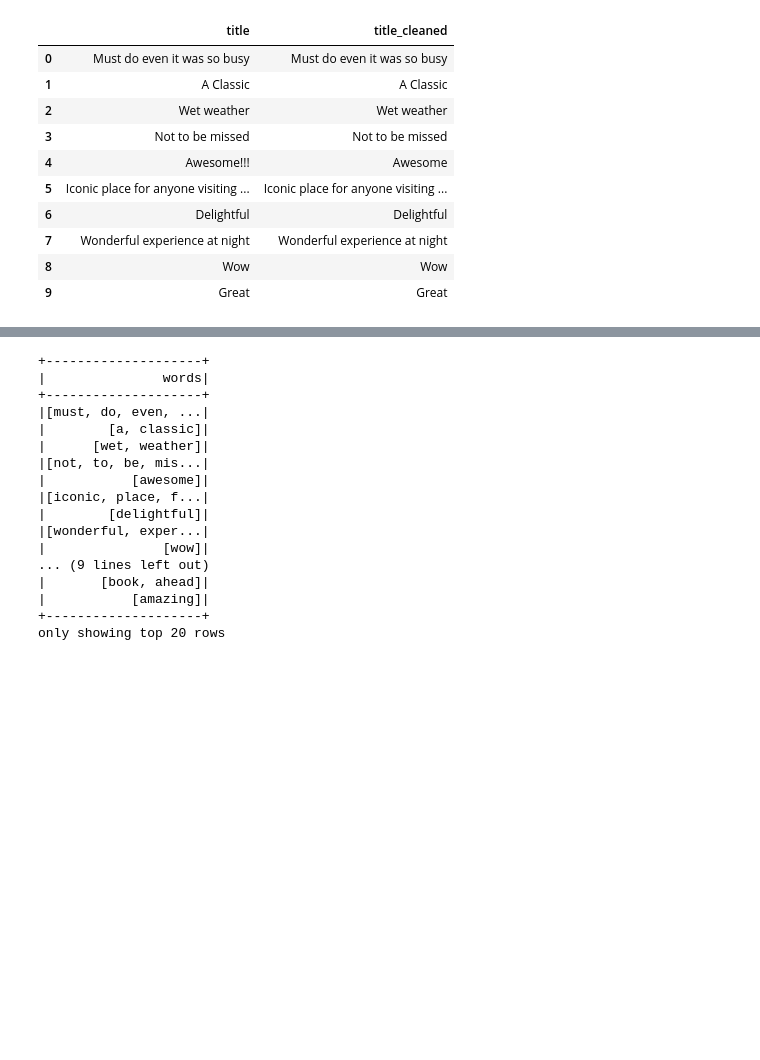
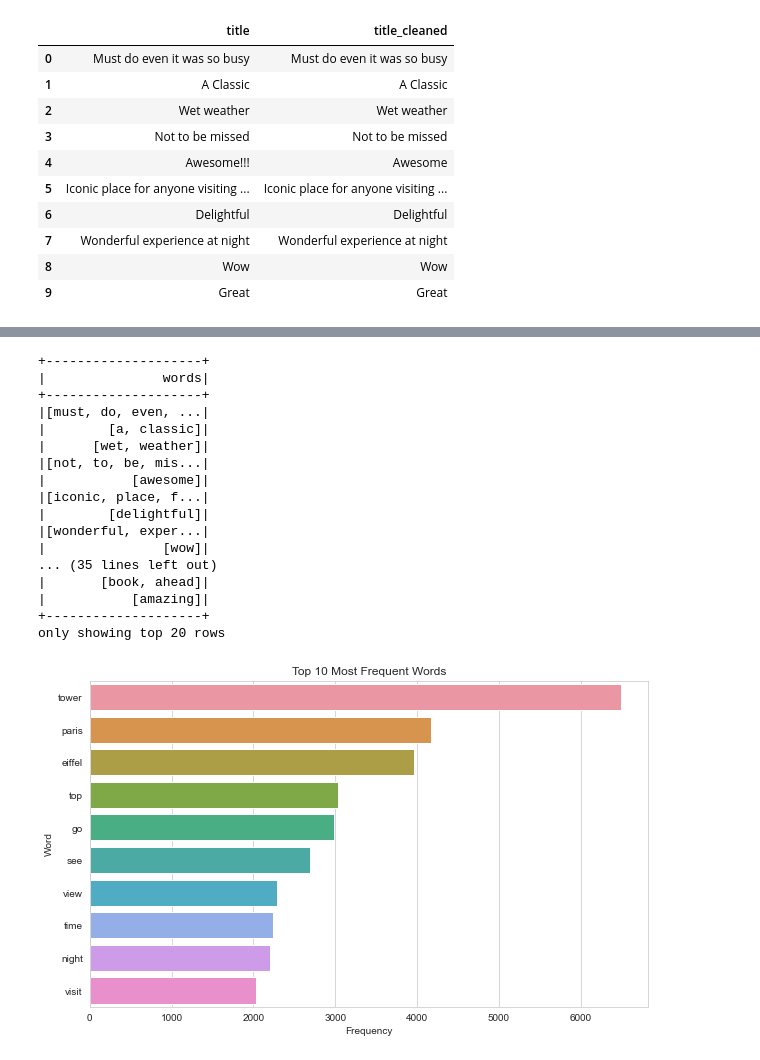
Before and after one commit to thomz2/big-data-spark, a Jupyter notebook: analysis/eiffel_tower/most_frequent_words.ipynb, the cells around one changed output, grey strips where cells are left out. Saved outputs shown, nothing was run; the diff lists cells and outputs as text; code cells hidden in the pictures; blank space fills up the shorter version.

Commit message:
most frequent words of eiffel tower on review dataset

```diff
--- a/solucoes/torre_eifel/palavras_mais_utilizadas.ipynb
+++ b/analysis/eiffel_tower/most_frequent_words.ipynb
@@ -100,11 +108,19 @@ def get_words(df, input_col, output_col):
 def remove_stop_words(df, input_col, output_col):
     return StopWordsRemover(inputCol=input_col, outputCol=output_col).transform(df).select(output_col)
 
-text_words = get_words(texts, "text_cleaned", "words")
-title_words = get_words(titles, "title_cleaned", "words")
+def count_words(df):
+    return df.groupBy("word").agg(count("word").alias("count")).orderBy("count", ascending=False)
+
+
+not_filtered_text_words = get_words(texts, "text_cleaned", "words")
+filtered_text_words = remove_stop_words(not_filtered_text_words, "words", "filtered_words")
+
+not_filtered_title_words = get_words(titles, "title_cleaned", "words")
+filtered_title_words = remove_stop_words(not_filtered_title_words, "words", "filtered_words")
 
 # Exemplo
-title_words.show()
+not_filtered_title_words.show()
+filtered_title_words.show()
 # %% [output]
 +--------------------+
 |               words|
@@ -118,8 +134,41 @@ title_words.show()
 |        [delightful]|
 |[wonderful, exper...|
 |               [wow]|
-... (9 lines left out)
+... (35 lines left out)
 |       [book, ahead]|
 |           [amazing]|
 +--------------------+
 only showing top 20 rows
+# %%
+def explode_words(df, input_col):
+    return df.select(explode(col(input_col)).alias("word")).filter(col("word") != "")
+
+def count_words(df):
+    return df.groupBy("word").agg(count("word").alias("count")).orderBy("count", ascending=False)
+
+exploded_text_words = explode_words(filtered_text_words, "filtered_words")
+text_word_counts = count_words(exploded_text_words)
+
+exploded_title_words = explode_words(filtered_title_words, "filtered_words")
+title_word_counts = count_words(exploded_title_words)
+
+combined_word_counts = text_word_counts.union(title_word_counts)
+final_word_counts = combined_word_counts.groupBy("word").agg(spark_sum("count").alias("total_count")).orderBy("total_count", ascending=False)
+
+final_df = show_pandas_df(final_word_counts, 10)
+
+spark.stop()
+# %%
+sns.set_style("whitegrid")
+sns.set_palette("viridis")
+
+plt.figure(figsize=(10, 6))
+sns.barplot(x="total_count", y="word", data=final_df)
+
+plt.title("Top 10 Most Frequent Words")
+plt.xlabel("Frequency")
+plt.ylabel("Word")
+
+plt.show()
+# %% [output]
+[figure, added]
```
Also changed, not shown: parts of 3 cells of this notebook, 1 other file.
